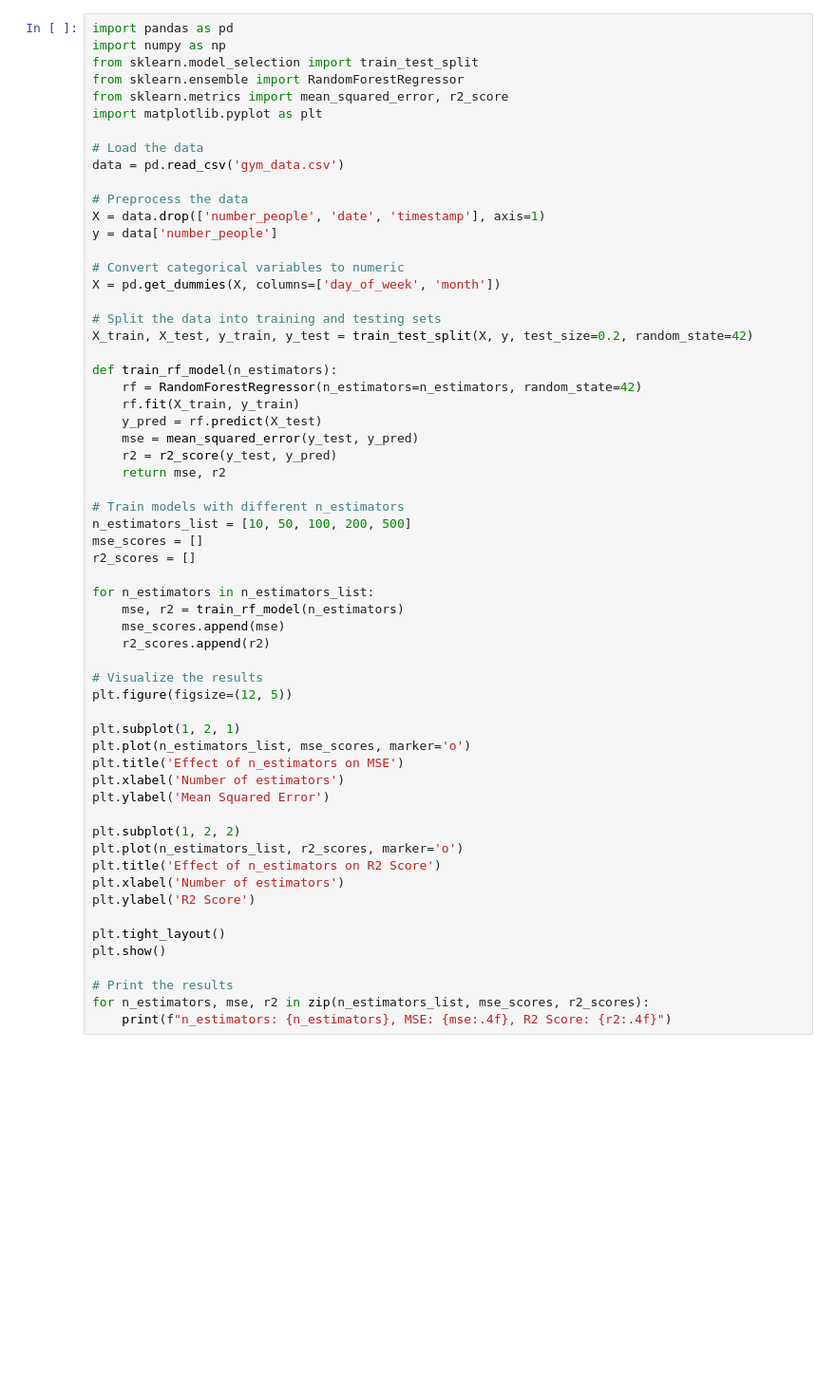
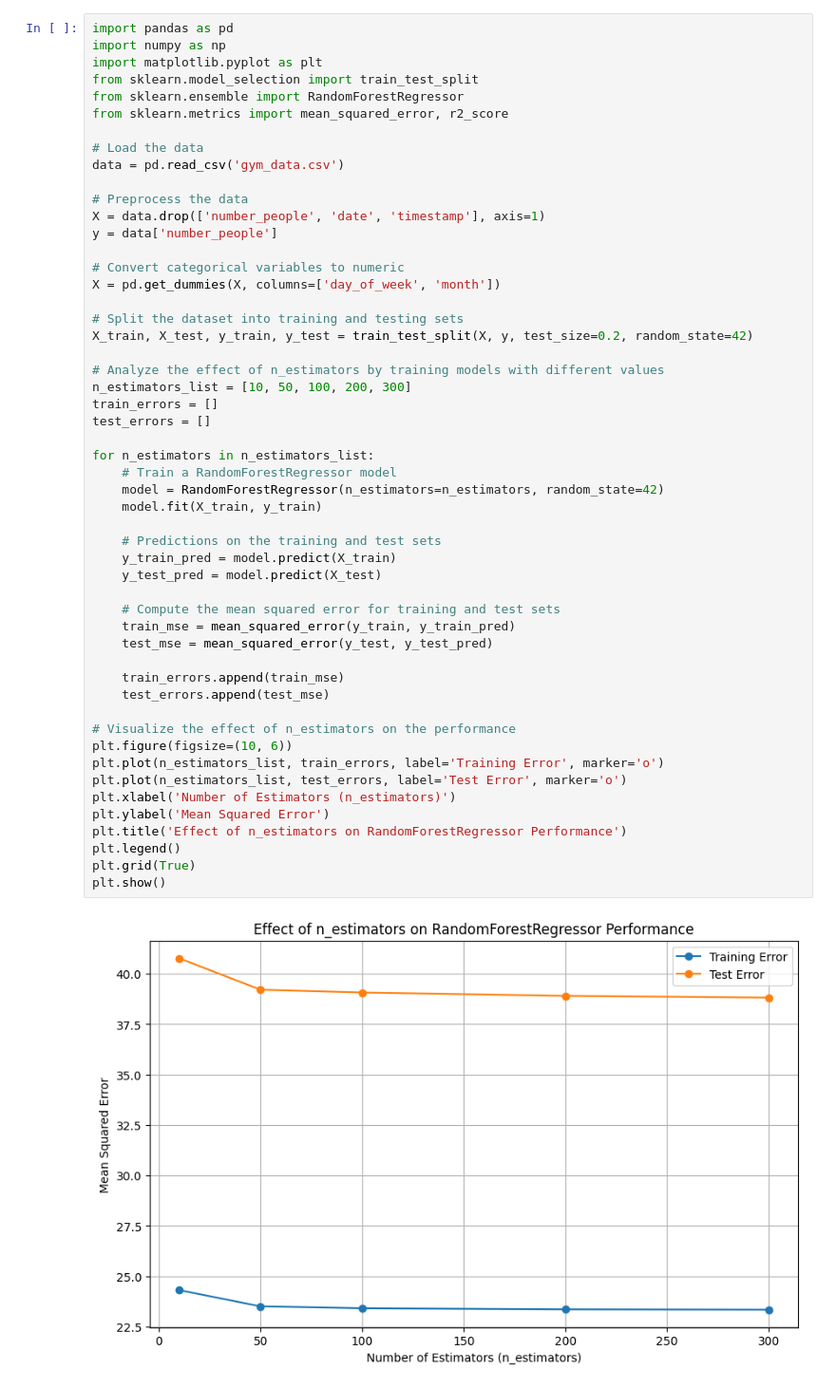
Before and after one commit to albinjoseph229/Python, a Jupyter notebook: record/Program_5,10.ipynb, the cells around one changed output. Shown at 95% size. Cells and saved outputs as stored; diff of their text form; blank space fills up the shorter version.

```diff
--- a/record/Program_5,10.ipynb
+++ b/record/Program_5,10.ipynb
@@ -1,60 +1,54 @@
 # %%
 import pandas as pd
 import numpy as np
+import matplotlib.pyplot as plt
 from sklearn.model_selection import train_test_split
 from sklearn.ensemble import RandomForestRegressor
 from sklearn.metrics import mean_squared_error, r2_score
-import matplotlib.pyplot as plt
 
 # Load the data
 data = pd.read_csv('gym_data.csv')
 
 # Preprocess the data
 X = data.drop(['number_people', 'date', 'timestamp'], axis=1)
 y = data['number_people']
 
 # Convert categorical variables to numeric
 X = pd.get_dummies(X, columns=['day_of_week', 'month'])
 
-# Split the data into training and testing sets
+# Split the dataset into training and testing sets
 X_train, X_test, y_train, y_test = train_test_split(X, y, test_size=0.2, random_state=42)
 
-def train_rf_model(n_estimators):
-    rf = RandomForestRegressor(n_estimators=n_estimators, random_state=42)
-    rf.fit(X_train, y_train)
-    y_pred = rf.predict(X_test)
-    mse = mean_squared_error(y_test, y_pred)
-    r2 = r2_score(y_test, y_pred)
-    return mse, r2
-
-# Train models with different n_estimators
-n_estimators_list = [10, 50, 100, 200, 500]
-mse_scores = []
-r2_scores = []
+# Analyze the effect of n_estimators by training models with different values
+n_estimators_list = [10, 50, 100, 200, 300]
+train_errors = []
+test_errors = []
 
 for n_estimators in n_estimators_list:
-    mse, r2 = train_rf_model(n_estimators)
-    mse_scores.append(mse)
-    r2_scores.append(r2)
+    # Train a RandomForestRegressor model
+    model = RandomForestRegressor(n_estimators=n_estimators, random_state=42)
+    model.fit(X_train, y_train)
 
-# Visualize the results
-plt.figure(figsize=(12, 5))
+    # Predictions on the training and test sets
+    y_train_pred = model.predict(X_train)
+    y_test_pred = model.predict(X_test)
 
-plt.subplot(1, 2, 1)
-plt.plot(n_estimators_list, mse_scores, marker='o')
-plt.title('Effect of n_estimators on MSE')
-plt.xlabel('Number of estimators')
+    # Compute the mean squared error for training and test sets
+    train_mse = mean_squared_error(y_train, y_train_pred)
+    test_mse = mean_squared_error(y_test, y_test_pred)
+
+    train_errors.append(train_mse)
+    test_errors.append(test_mse)
+
+# Visualize the effect of n_estimators on the performance
+plt.figure(figsize=(10, 6))
+plt.plot(n_estimators_list, train_errors, label='Training Error', marker='o')
+plt.plot(n_estimators_list, test_errors, label='Test Error', marker='o')
+plt.xlabel('Number of Estimators (n_estimators)')
 plt.ylabel('Mean Squared Error')
-
-plt.subplot(1, 2, 2)
-plt.plot(n_estimators_list, r2_scores, marker='o')
-plt.title('Effect of n_estimators on R2 Score')
-plt.xlabel('Number of estimators')
-plt.ylabel('R2 Score')
-
-plt.tight_layout()
+plt.title('Effect of n_estimators on RandomForestRegressor Performance')
+plt.legend()
+plt.grid(True)
 plt.show()
-
-# Print the results
-for n_estimators, mse, r2 in zip(n_estimators_list, mse_scores, r2_scores):
-    print(f"n_estimators: {n_estimators}, MSE: {mse:.4f}, R2 Score: {r2:.4f}")
+# %% [output]
+[figure, added]
```
